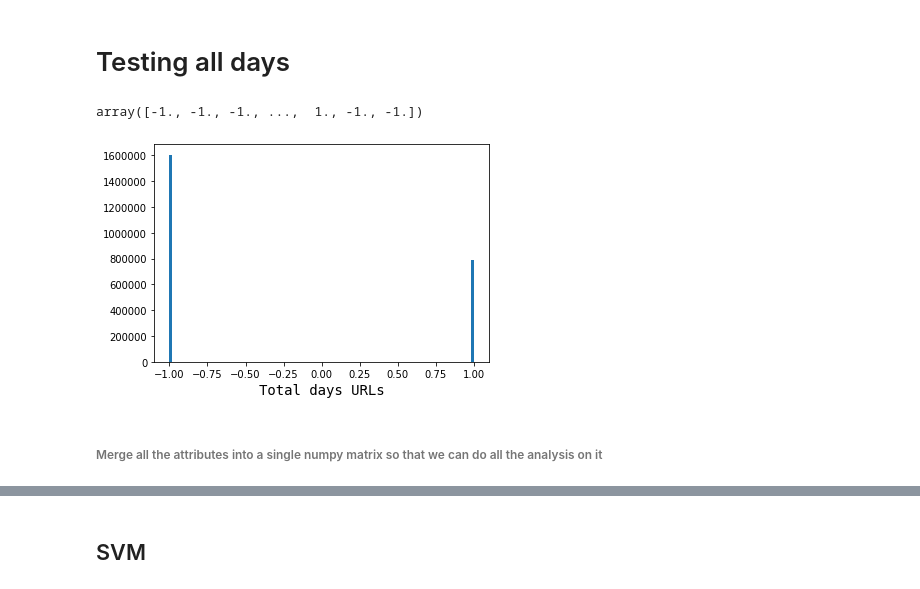
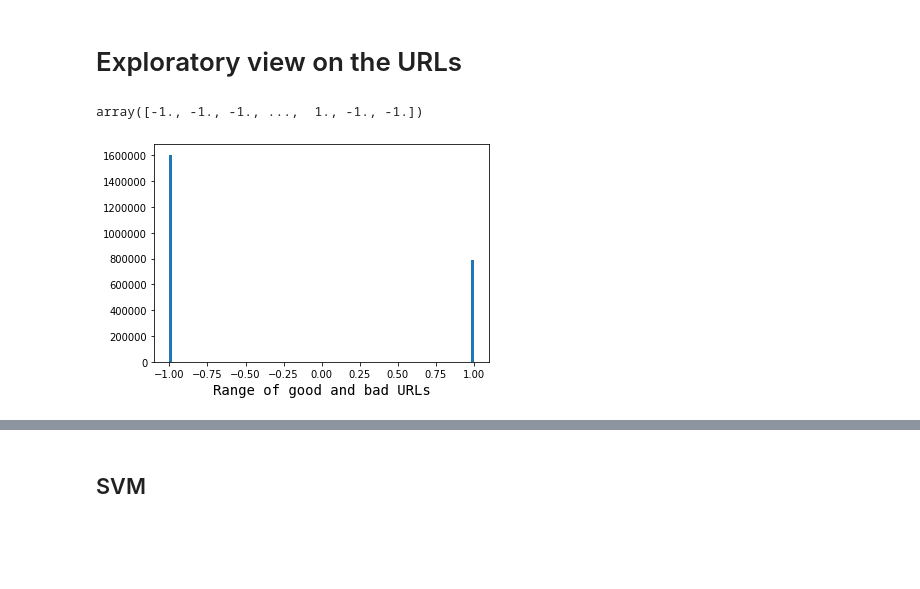
Before and after one commit to giordanoDaloisio/Data-Analysis-project, a Jupyter notebook: Project.ipynb, the cells around one changed output, grey strips where cells are left out. Drawn from its saved outputs; the diff is of its cells as text; code cells hidden in the pictures; blank space fills up the shorter version.

```diff
--- a/Project.ipynb
+++ b/Project.ipynb
@@ -59,7 +119,7 @@ len(days)
 # %%
 #da_days = da.from_array(days, chunks=(7000, 7000))
-# %% [markdown]
-# Testing all days
+# %% [markdown]
+# Exploratory view on the URLs
 # %%
 totalurls = np.empty(0)
 
@@ -71,9 +131,7 @@ totalurls
 array([-1., -1., -1., ...,  1., -1., -1.])
 # %%
 plt.hist(totalurls, 100)
-plt.xlabel("Total days URLs", fontdict={'fontsize': 14, 'family': 'monospace'})
+plt.xlabel("Range of good and bad URLs", fontdict={'fontsize': 14, 'family': 'monospace'})
 plt.show()
 # %% [output]
-[figure, old version]
+[figure, new version]
-# %% [markdown]
-<h6> Merge all the attributes into a single numpy matrix so that we can do all the analysis on it </h6>
```
Also changed, not shown: parts of 87 cells of this notebook, 6 other files.
